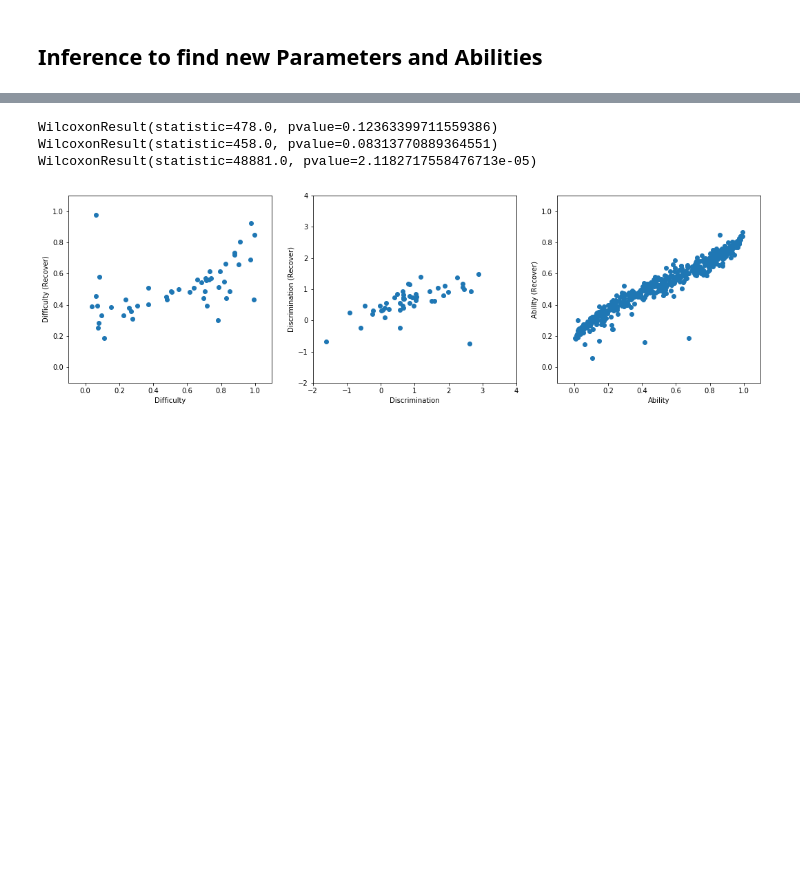
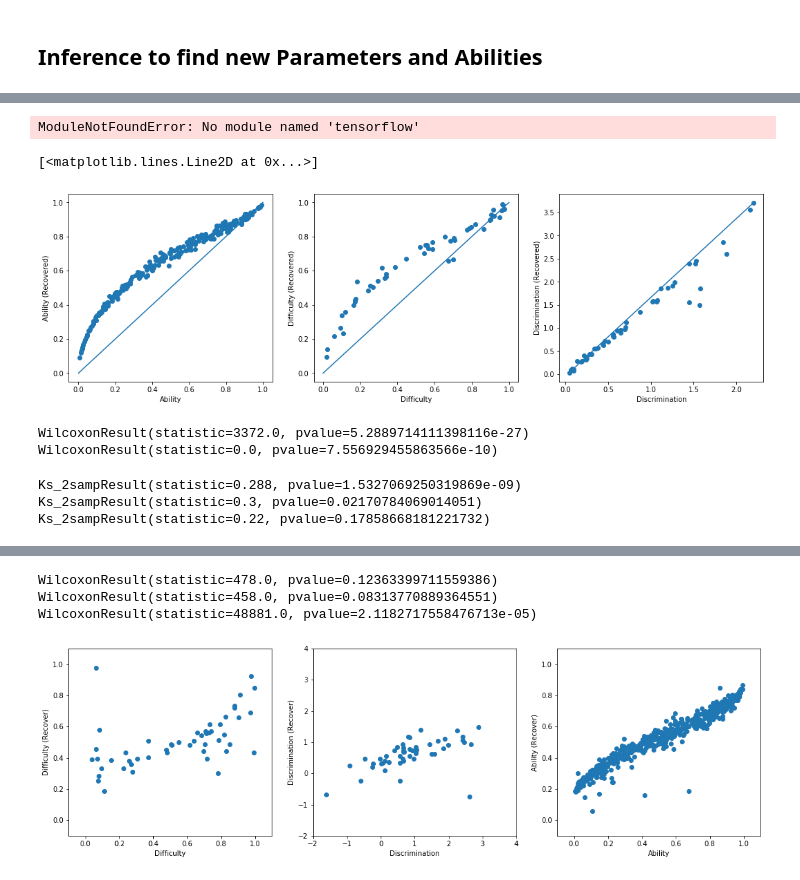
Before and after one commit to jvcm/irt_project, a Jupyter notebook: parameters_recovery.ipynb, the cells around one changed output, grey strips where cells are left out. Drawn from its saved outputs; the diff is of its cells as text; code cells hidden in the pictures; blank space fills up the shorter version.

Commit message:
Adds recover figures

```diff
--- a/parameters_recovery.ipynb
+++ b/parameters_recovery.ipynb
@@ -47,4 +52,4 @@ for i, theta in enumerate(ability):
 # Gamma parameterisation
 # shape, scale, = alpha, 1/beta
 
-errors = gamma(shape = Alpha, scale = 1/Beta)
+errors = np.clip(gamma(shape = Alpha, scale = 1/Beta), 1e-7, 7000)
@@ -68,3 +116,63 @@ os.chdir('..')
+# %%
+# os.chdir('./beta_irt/')
+# os.system('python betairt_test.py ' + name)
+# os.chdir('..')
+import sys
+sys.path.append('./student-experiments/')
+
+import tensorflow as tf
+from edward.models import Normal,Beta,Gamma,TransformedDistribution,InverseGamma
+from models.gamma_irt import Gamma_IRT
+
+niter = 1500
+
+theta = Beta(tf.ones([N]),tf.ones([N]), sample_shape=[M], name='theta')
+delta = Beta(tf.ones([M]),tf.ones([M]), sample_shape=[N], name='delta')
+a = Normal(tf.ones(M) * a_prior_mean,tf.ones([M]) * a_prior_std,
+    sample_shape=[N], name='a')
+
+model = Gamma_IRT(M, N, theta, delta, a, n_iter=niter)
+
+D = np.clip(np.float32(errors), 1e-4, np.inf)
+
+ab_rec, dif_rec, disc_rec = model.fit(D)
+# %% [output]
+ModuleNotFoundError: No module named 'tensorflow'
+# %%
+fig, axes = plt.subplots(nrows= 1, ncols= 3, figsize=(18,5))
+axes[0].scatter(ability, ab_rec.flatten())
+axes[0].set_xlabel('Ability')
+axes[0].set_ylabel('Ability (Recovered)')
+axes[0].plot([0, 1], [0, 1])
+
+axes[1].scatter(difficulty, dif_rec.flatten())
+axes[1].set_xlabel('Difficulty')
+axes[1].set_ylabel('Difficulty (Recovered)')
+axes[1].plot([0, 1], [0, 1])
+
+axes[2].scatter(discrimination, disc_rec.flatten())
+axes[2].set_xlabel('Discrimination')
+axes[2].set_ylabel('Discrimination (Recovered)')
+axes[2].plot([min(discrimination), max(discrimination)], [min(disc_rec), max(disc_rec)])
+# %% [output]
+[<matplotlib.lines.Line2D at 0x...>]
+[figure, added]
+# %%
+print(wilcoxon(ability, ab_rec.flatten()))
+print(wilcoxon(difficulty, dif_rec.flatten()))
+# %% [output]
+WilcoxonResult(statistic=3372.0, pvalue=5.2889714111398116e-27)
+WilcoxonResult(statistic=0.0, pvalue=7.556929455863566e-10)
+# %%
+from scipy.stats import kstest
+
+print(ks_2samp(ability, ab_rec.flatten()))
+print(ks_2samp(difficulty, dif_rec.flatten()))
+print(ks_2samp(discrimination, disc_rec.flatten()))
+# %% [output]
+Ks_2sampResult(statistic=0.288, pvalue=1.5327069250319869e-09)
+Ks_2sampResult(statistic=0.3, pvalue=0.02170784069014051)
+Ks_2sampResult(statistic=0.22, pvalue=0.17858668181221732)
 # %%
 parameters_ = pd.read_csv('./beta_irt/results/recovery/irt_parameters_vi_recovery_s' + str(len(difficulty)) + '_f0_sd0_am1@0_as1@0.csv')
 ability_ = pd.read_csv('./beta_irt/results/recovery/irt_ability_vi_recovery_s' + str(len(difficulty)) + '_f0_sd0_am1@0_as1@0.csv')
```
Also changed, not shown: parts of 12 cells of this notebook, 4 other files.
